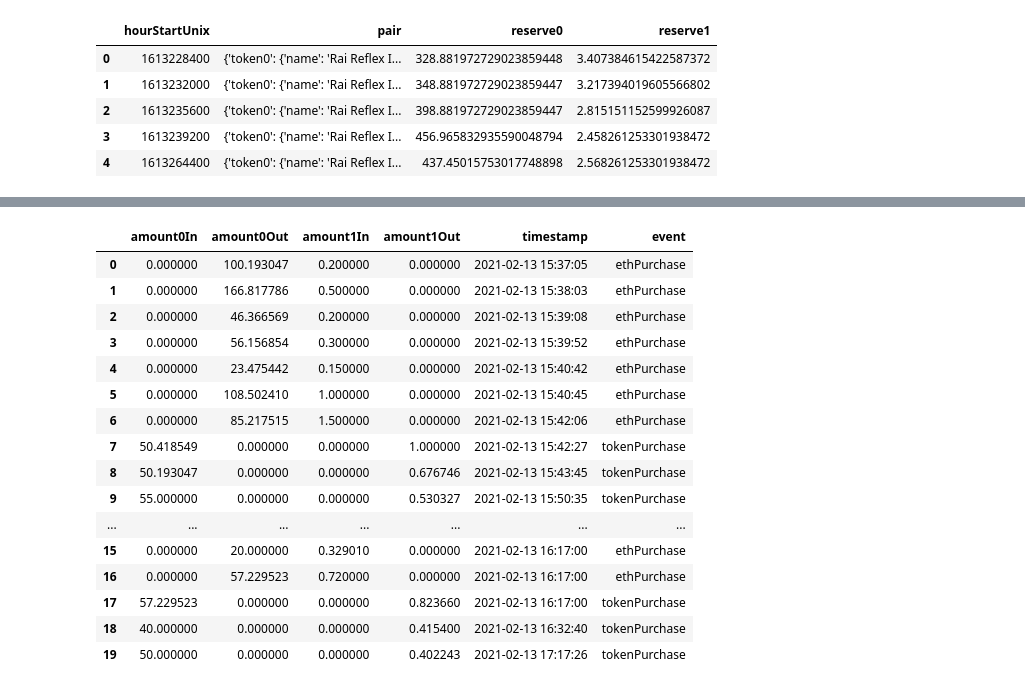
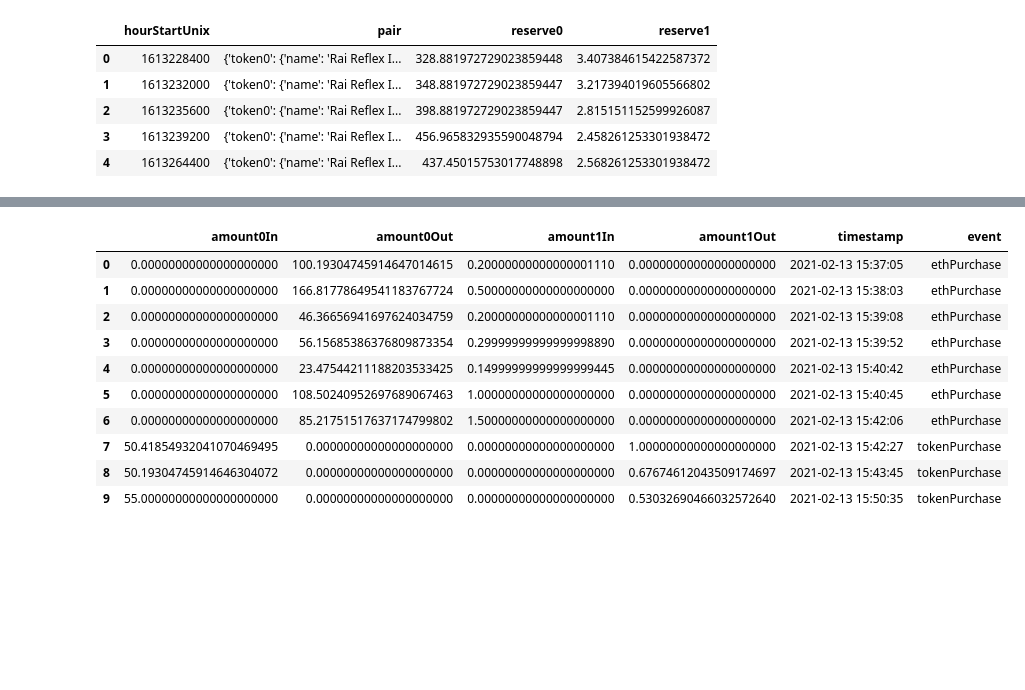
Before and after one commit to BlockScience/uniswap_the-graph, a Jupyter notebook: notebooks/uniswap_data.ipynb, the cells around one changed output, grey strips where cells are left out. Drawn from its saved outputs; the diff is of its cells as text; code cells hidden in the pictures; blank space fills up the shorter version.

```diff
--- a/notebooks/uniswap_data.ipynb
+++ b/notebooks/uniswap_data.ipynb
@@ -5,6 +5,7 @@ import requests
 import json
 import pandas as pd
 from tqdm import tqdm
+pd.set_option('display.precision',20)
 # %%
 # check which tokens are being traded
 token_query = """query{
@@ -298,10 +305,13 @@ initial_state
 # %%
+# cleaning mints, burns, and swaps
 mint_df = mint_df.astype({'amount0': float, 'amount1': float})
 burn_df = burn_df.astype({'amount0': float, 'amount1': float})
 swap_df = swap_df.astype({'amount0In': float, 'amount0Out': float, 'amount1In': float, 'amount1Out': float})
 mint_df['timestamp'] = pd.to_datetime(mint_df['timestamp'], unit = 's')
 burn_df['timestamp'] = pd.to_datetime(burn_df['timestamp'], unit = 's')
 swap_df['timestamp'] = pd.to_datetime(swap_df['timestamp'], unit = 's')
+burn_df['amount0'] = -1 * burn_df['amount0']
+burn_df['amount1'] = -1 * burn_df['amount1']
 mint_df.head()
 # %% [output]
 |  | amount0 | amount1 | timestamp |
@@ -331,25 +341,19 @@ swap_df.head()
 # %%
 # prepare to merge mints, burns, and swaps
 mint_df['event'] = 'mint'
 burn_df['event'] = 'burn'
 swap_df['event'] = ['ethPurchase' if i > 0 else 'tokenPurchase' for i in swap_df['amount0Out']]
-swap_df.head(20)
+swap_df.head(10)
 # %% [output]
 |  | amount0In | amount0Out | amount1In | amount1Out | timestamp | event |
-| 0 | 0.000000 | 100.193047 | 0.200000 | 0.000000 | 2021-02-13 15:37:05 | ethPurchase |
-| 1 | 0.000000 | 166.817786 | 0.500000 | 0.000000 | 2021-02-13 15:38:03 | ethPurchase |
-| 2 | 0.000000 | 46.366569 | 0.200000 | 0.000000 | 2021-02-13 15:39:08 | ethPurchase |
-| 3 | 0.000000 | 56.156854 | 0.300000 | 0.000000 | 2021-02-13 15:39:52 | ethPurchase |
-| 4 | 0.000000 | 23.475442 | 0.150000 | 0.000000 | 2021-02-13 15:40:42 | ethPurchase |
-| 5 | 0.000000 | 108.502410 | 1.000000 | 0.000000 | 2021-02-13 15:40:45 | ethPurchase |
-| 6 | 0.000000 | 85.217515 | 1.500000 | 0.000000 | 2021-02-13 15:42:06 | ethPurchase |
-| 7 | 50.418549 | 0.000000 | 0.000000 | 1.000000 | 2021-02-13 15:42:27 | tokenPurchase |
-| 8 | 50.193047 | 0.000000 | 0.000000 | 0.676746 | 2021-02-13 15:43:45 | tokenPurchase |
-| 9 | 55.000000 | 0.000000 | 0.000000 | 0.530327 | 2021-02-13 15:50:35 | tokenPurchase |
-| ... | ... | ... | ... | ... | ... | ... |
-| 15 | 0.000000 | 20.000000 | 0.329010 | 0.000000 | 2021-02-13 16:17:00 | ethPurchase |
-| 16 | 0.000000 | 57.229523 | 0.720000 | 0.000000 | 2021-02-13 16:17:00 | ethPurchase |
-| 17 | 57.229523 | 0.000000 | 0.000000 | 0.823660 | 2021-02-13 16:17:00 | tokenPurchase |
-| 18 | 40.000000 | 0.000000 | 0.000000 | 0.415400 | 2021-02-13 16:32:40 | tokenPurchase |
-| 19 | 50.000000 | 0.000000 | 0.000000 | 0.402243 | 2021-02-13 17:17:26 | tokenPurchase |
+| 0 | 0.00000000000000000000 | 100.19304745914647014615 | 0.20000000000000001110 | 0.00000000000000000000 | 2021-02-13 15:37:05 | ethPurchase |
+| 1 | 0.00000000000000000000 | 166.81778649541183767724 | 0.50000000000000000000 | 0.00000000000000000000 | 2021-02-13 15:38:03 | ethPurchase |
+| 2 | 0.00000000000000000000 | 46.36656941697624034759 | 0.20000000000000001110 | 0.00000000000000000000 | 2021-02-13 15:39:08 | ethPurchase |
+| 3 | 0.00000000000000000000 | 56.15685386376809873354 | 0.29999999999999998890 | 0.00000000000000000000 | 2021-02-13 15:39:52 | ethPurchase |
+| 4 | 0.00000000000000000000 | 23.47544211188203533425 | 0.14999999999999999445 | 0.00000000000000000000 | 2021-02-13 15:40:42 | ethPurchase |
+| 5 | 0.00000000000000000000 | 108.50240952697689067463 | 1.00000000000000000000 | 0.00000000000000000000 | 2021-02-13 15:40:45 | ethPurchase |
+| 6 | 0.00000000000000000000 | 85.21751517637174799802 | 1.50000000000000000000 | 0.00000000000000000000 | 2021-02-13 15:42:06 | ethPurchase |
+| 7 | 50.41854932041070469495 | 0.00000000000000000000 | 0.00000000000000000000 | 1.00000000000000000000 | 2021-02-13 15:42:27 | tokenPurchase |
+| 8 | 50.19304745914646304072 | 0.00000000000000000000 | 0.00000000000000000000 | 0.67674612043509174697 | 2021-02-13 15:43:45 | tokenPurchase |
+| 9 | 55.00000000000000000000 | 0.00000000000000000000 | 0.00000000000000000000 | 0.53032690466032572640 | 2021-02-13 15:50:35 | tokenPurchase |
 # %%
```
Also changed, not shown: parts of 17 cells of this notebook, 3 other files.
